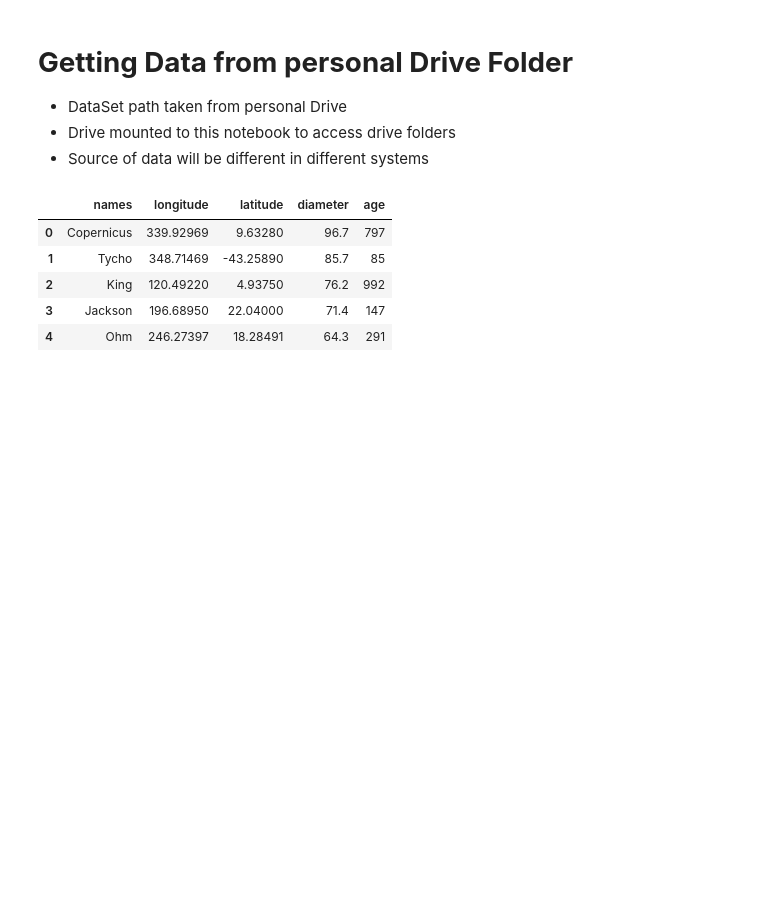
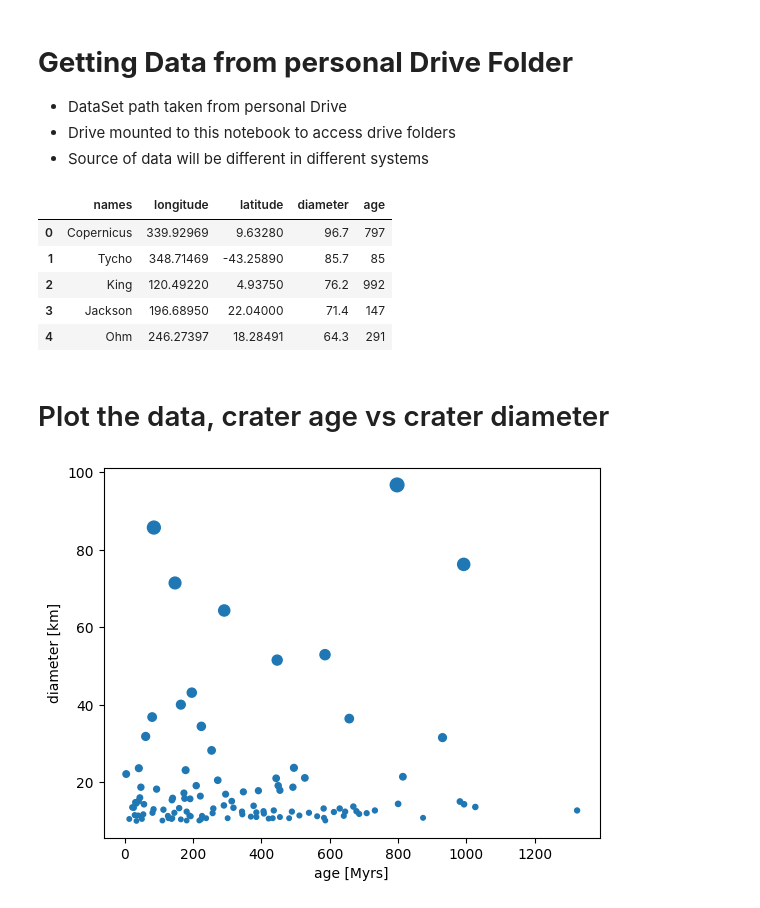
Before and after one commit to Scjatto/PyCollab, a Jupyter notebook: Sonifiication.ipynb, the cells around one changed output. Drawn from its saved outputs; the diff is of its cells as text; code cells hidden in the pictures; blank space fills up the shorter version.

```diff
--- a/Sonifiication.ipynb
+++ b/Sonifiication.ipynb
@@ -30,3 +33,14 @@ df.head(5) #take a look at first 5 rows
 | 2 | King | 120.49220 | 4.93750 | 76.2 | 992 |
 | 3 | Jackson | 196.68950 | 22.04000 | 71.4 | 147 |
 | 4 | Ohm | 246.27397 | 18.28491 | 64.3 | 291 |
+# %% [markdown]
+# Plot the data, crater age vs crater diameter
+# %%
+ages = df['age'].values   #get age values in an array
+diameters = df['diameter'].values  #get diameter values in an array
+plt.scatter(ages, diameters, s=diameters)
+plt.xlabel('age [Myrs]')
+plt.ylabel('diameter [km]')
+plt.show()
+# %% [output]
+[figure, added]
```
Also changed, not shown: parts of 34 cells of this notebook.
